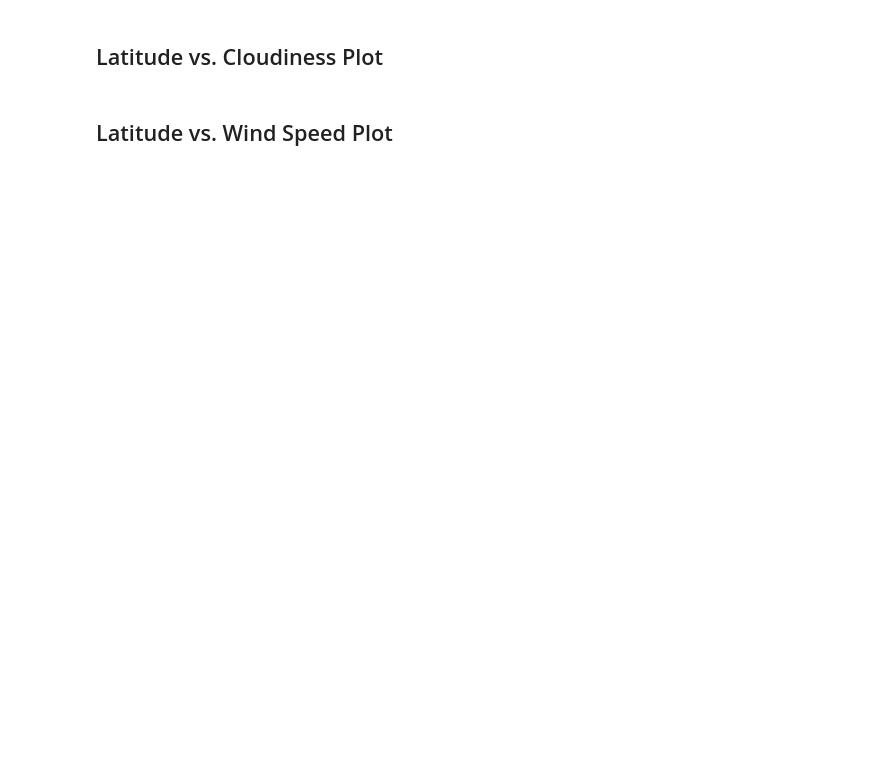
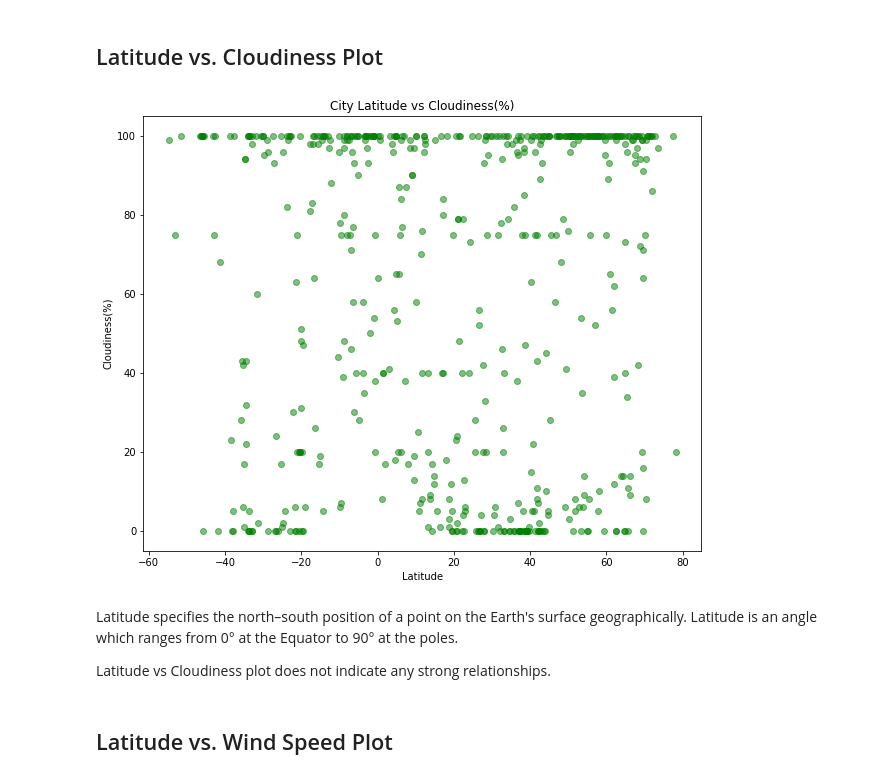
Before and after one commit to AlineHornoff/Python_API_challenge, a Jupyter notebook: WeatherPy/WeatherPy.ipynb, the cells around one changed output. Drawn from its saved outputs; the diff is of its cells as text; code cells hidden in the pictures; blank space fills up the shorter version.

```diff
--- a/WeatherPy/WeatherPy.ipynb
+++ b/WeatherPy/WeatherPy.ipynb
@@ -167,4 +217,27 @@ Name: Humidity(%), dtype: float64
 # %% [markdown]
 ## Latitude vs. Cloudiness Plot
+# %%
+# Set graph size
+plt.figure(figsize=(10,8))
+
+# Create the scatter plot 'City Latitude vs Cloudiness(%)'
+plt.scatter(Cities_df["Latitude"], Cities_df["Cloudiness(%)"], color='g', alpha=0.5)
+
+# Label the scatter plot
+plt.xlabel('Latitude')
+plt.ylabel('Cloudiness(%)')
+plt.title(f'City Latitude vs Cloudiness(%)')
+
+# Save the scatter plot as png
+plt.savefig("WeatherPy_Data_Output/LatitudeVsCloudiness.png")
+
+# Display scatter plot 'City Latitude vs Cloudiness(%)'
+plt.show()
+# %% [output]
+[figure, added]
+# %% [markdown]
+Latitude specifies the north–south position of a point on the Earth's surface geographically. Latitude is an angle which ranges from 0° at the Equator to 90° at the poles.
+
+Latitude vs Cloudiness plot does not indicate any strong relationships.
 # %% [markdown]
 ## Latitude vs. Wind Speed Plot
```
Also changed, not shown: parts of 9 cells of this notebook, 5 other files.
